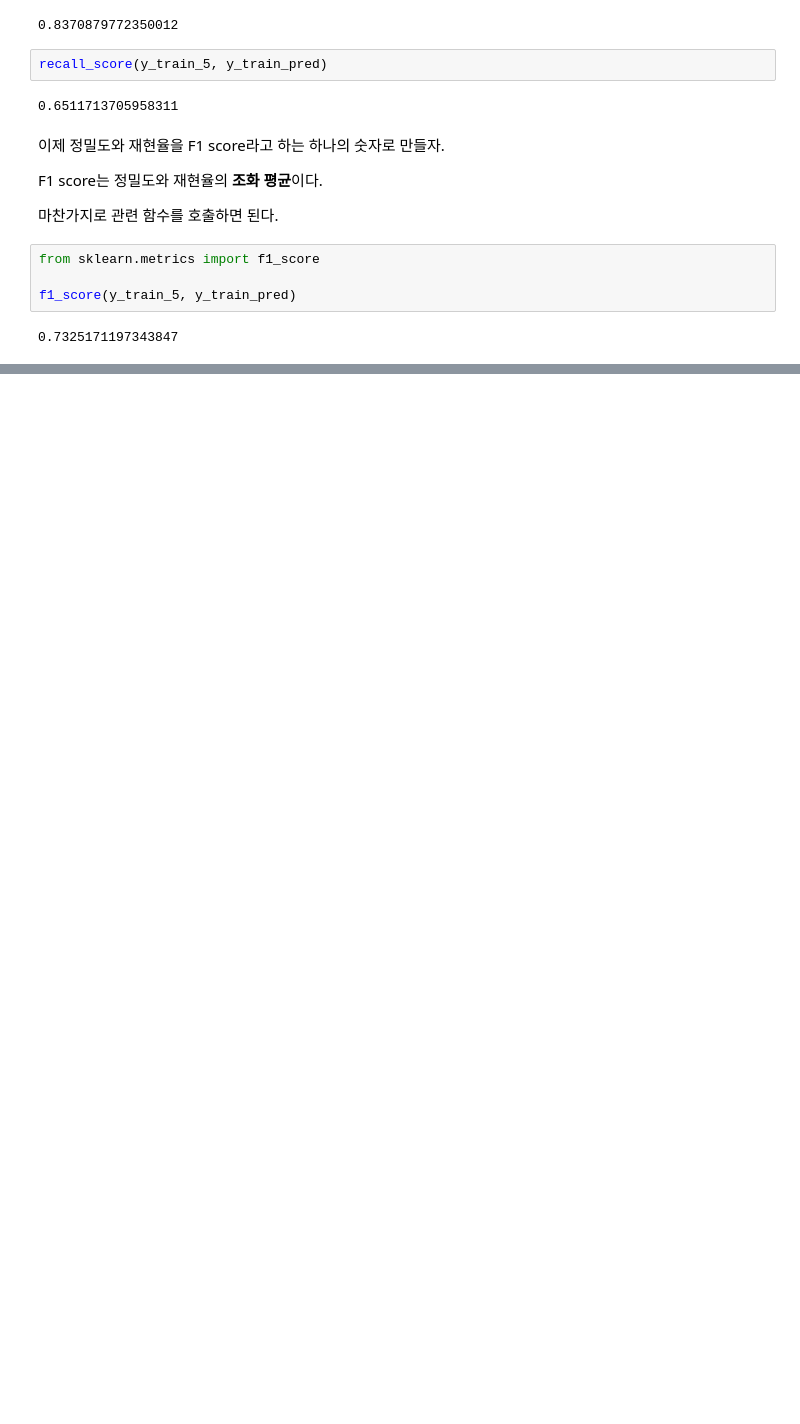
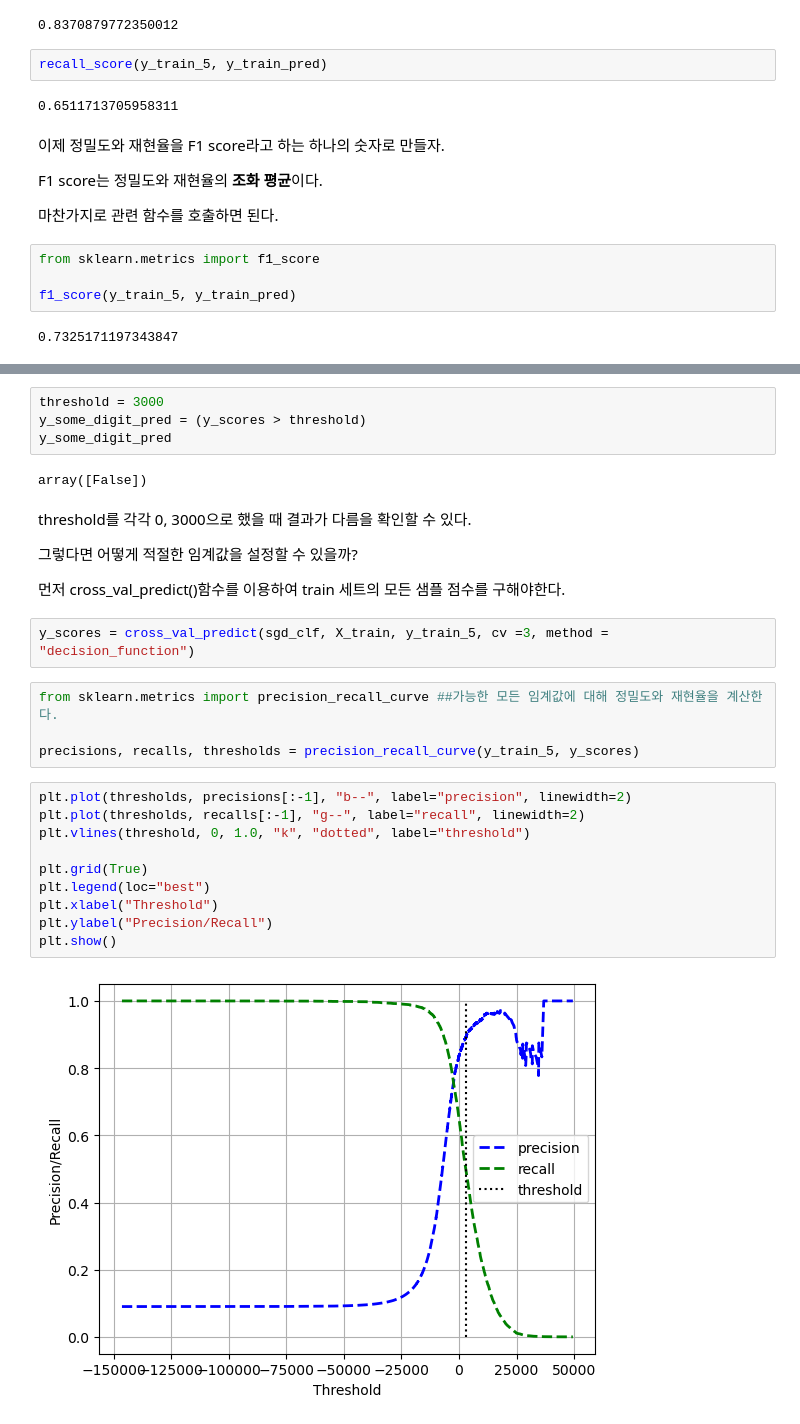
Before and after one commit to HelliosClub/Hands_On_MachineLearning, a Jupyter notebook: Chapter03.ipynb, the cells around one changed output, grey strips where cells are left out. Saved outputs shown, nothing was run; the diff lists cells and outputs as text; blank space fills up the shorter version.

```diff
--- a/Chapter03.ipynb
+++ b/Chapter03.ipynb
@@ -193,0 +222,30 @@ f1_score(y_train_5, y_train_pred)
+# %%
+threshold = 3000
+y_some_digit_pred = (y_scores > threshold)
+y_some_digit_pred
+# %% [output]
+array([False])
+# %% [markdown]
+threshold를 각각 0, 3000으로 했을 때 결과가 다름을 확인할 수 있다.
+
+그렇다면 어떻게 적절한 임계값을 설정할 수 있을까?
+
+먼저 cross_val_predict()함수를 이용하여 train 세트의 모든 샘플 점수를 구해야한다.
+# %%
+y_scores = cross_val_predict(sgd_clf, X_train, y_train_5, cv =3, method = "decision_function")
+# %%
+from sklearn.metrics import precision_recall_curve ##가능한 모든 임계값에 대해 정밀도와 재현율을 계산한다.
+
+precisions, recalls, thresholds = precision_recall_curve(y_train_5, y_scores)
+# %%
+plt.plot(thresholds, precisions[:-1], "b--", label="precision", linewidth=2)
+plt.plot(thresholds, recalls[:-1], "g--", label="recall", linewidth=2)
+plt.vlines(threshold, 0, 1.0, "k", "dotted", label="threshold")
+
+plt.grid(True)
+plt.legend(loc="best")
+plt.xlabel("Threshold")
+plt.ylabel("Precision/Recall")
+plt.show()
+# %% [output]
+[figure, added]
```
Also changed, not shown: parts of 5 cells of this notebook.
